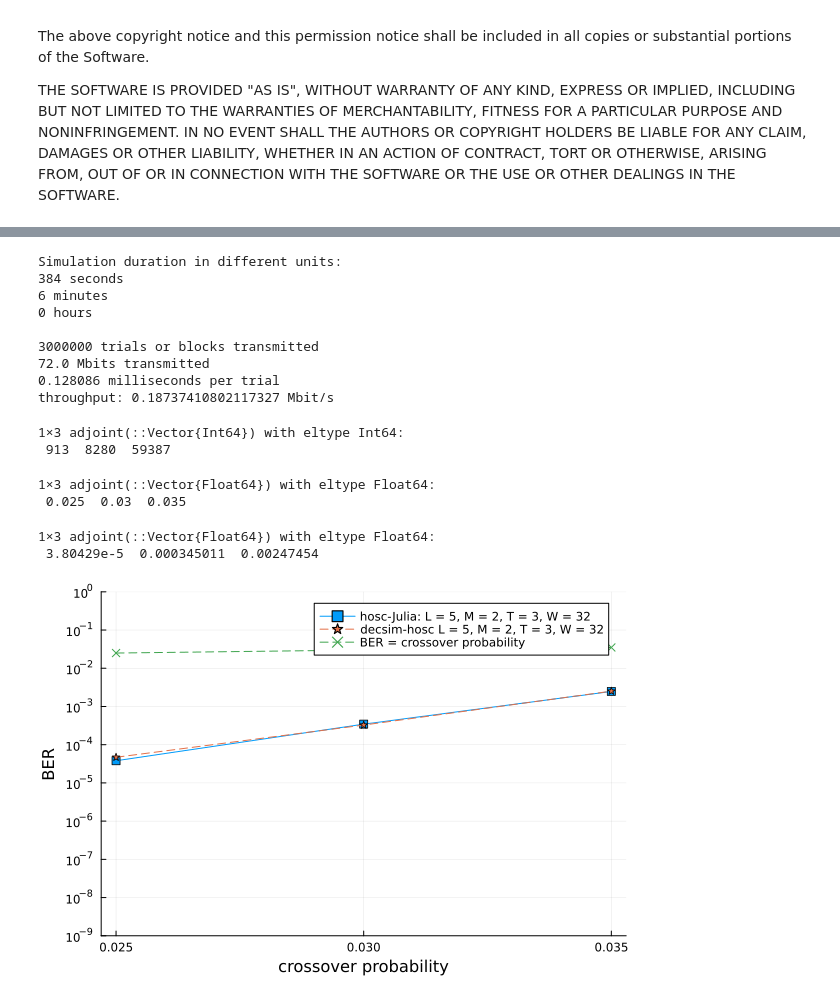
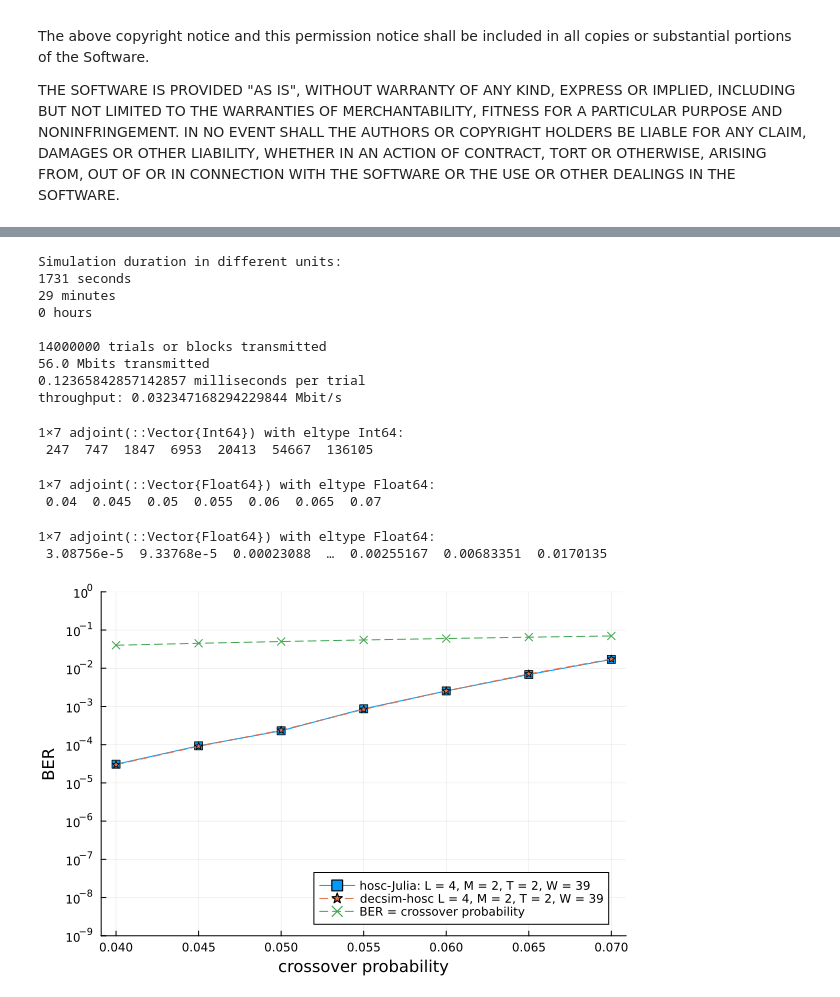
Before and after one commit to applecoffeecake/hosc-Julia, a Jupyter notebook: hosc-Julia.ipynb, the cells around one changed output, grey strips where cells are left out. Cells and saved outputs as stored; diff of their text form; code cells hidden in the pictures.

```diff
--- a/hosc-Julia.ipynb
+++ b/hosc-Julia.ipynb
@@ -70,11 +73,12 @@ You must choose $M$ to be less than or equal to the least prime factor of $T$ in
 # %%
 # You must choose M to be less than or equal to the least prime factor of T
 # to get a proper higher-order staircase code with the right error floor performance.
-L = 5
-T = 3
+L = 4
+T = 2
 M = 2
 
-# Load the matrix of delay values DTS. Currently supported L and M are:
+# Load the matrix of delay values "DTS"
+# Currently supported L and M are:
 # If M = 1: all L
 # If M = 2: all L
 # If M = 3: all L up to 15
@@ -82,26 +86,27 @@ M = 2
 # If M = 5,6,7,8,9: L = 1
 DTS = grabDTS(L,M)
 
-SCOPE = maximum(DTS);
+SCOPE = maximum(DTS)
 
 # Decoding window size in number of T x LT rectangles:
 # Suggested value is 2*(1+SCOPE) to 5*(1+SCOPE)
-W = 2*(1+SCOPE)
+W = 3*(1+SCOPE)
 
 # Number of decoding iterations
-ITERS = 4
+ITERS = 1
 
 m = ceil(Int64, log2(L*T*(M+1)))
 s = 2^m - (M+1)*L*T;
 n = (M+1)*L*T;
 k = n-(m+1);
-@assert m+1 <= L*T
-# @assert W >= 1+SCOPE
+@assert m+1 < L*T
+@assert W >= 1+SCOPE
 println("L = $L")
 println("T = $T")
 println("M = $M")
 println("SCOPE = $SCOPE")
 println("W = $W rectangles = $(W*T*L*T/1e6) Mbits" )
+println("ITERS = $ITERS")
 println("rate = $(1-(m+1)/(L*T))")
 println("component code dimension/length k/n = $k/$n")
 println("number of parity bits (or parity columns in a block) m+1 = $(m+1)")
@@ -295,10 +308,9 @@ end;
 # %%
 # Specify vector ps of crossover probabilities to simulate
 # and vector TRIALS of respective numbers of trials for each crossover probability
-# ps = [2,3,4,5,6,7]*1e-2
-ps = [2.5,3,3.5]*1e-2
-# ps = [3e-3]
-TRIALS = Int64(1e6)*ones(Int64,length(ps))
+ps = [4,4.5,5,5.5,6,6.5,7]*1e-2
+TRIALS = Int64(2e6)*ones(Int64,length(ps))
 display(ps')
 display(TRIALS')
+@assert length(ps) == length(TRIALS)
 # %% [output]
@@ -373,40 +385,40 @@ throughput = K/dur_in_ms_avg/1e-3/1e6
 println("throughput: $throughput Mbit/s")
 # %% [output]
 Simulation duration in different units:
-384 seconds
-6 minutes
+1731 seconds
+29 minutes
 0 hours
 
-3000000 trials or blocks transmitted
-72.0 Mbits transmitted
-0.128086 milliseconds per trial
-throughput: 0.18737410802117327 Mbit/s
+14000000 trials or blocks transmitted
+56.0 Mbits transmitted
+0.12365842857142857 milliseconds per trial
+throughput: 0.032347168294229844 Mbit/s
 # %%
 err_cts'
 # %% [output]
-1×3 adjoint(::Vector{Int64}) with eltype Int64:
- 913  8280  59387
+1×7 adjoint(::Vector{Int64}) with eltype Int64:
+ 247  747  1847  6953  20413  54667  136105
 # %%
 # 1.0 ./ ((TRIALS .- W)*K)'
 # %%
 ps'
 # %% [output]
-1×3 adjoint(::Vector{Float64}) with eltype Float64:
- 0.025  0.03  0.035
+1×7 adjoint(::Vector{Float64}) with eltype Float64:
+ 0.04  0.045  0.05  0.055  0.06  0.065  0.07
 # %%
 BERs = err_cts ./ ((TRIALS .- W)*K);
 BERs'
 # %% [output]
-1×3 adjoint(::Vector{Float64}) with eltype Float64:
- 3.80429e-5  0.000345011  0.00247454
+1×7 adjoint(::Vector{Float64}) with eltype Float64:
+ 3.08756e-5  9.33768e-5  0.00023088  …  0.00255167  0.00683351  0.0170135
 # %%
-plot(ps, BERs, marker=:rect, yaxis=:log, label="hosc-Julia: L = $L, M = $M, T = $T, W = $W")
-plot!([2.5,3,3.5]*1e-2,[4.68765e-05,0.00032651,0.00251479],mark=:s,linestyle=:dash,label="decsim-hosc L = 5, M = 2, T = 3, W = 32")
+plot(ps, BERs, marker=:rect, yaxis=:log, legend=:bottomright, label="hosc-Julia: L = $L, M = $M, T = $T, W = $W")
+plot!([4,4.5,5,5.5,6,6.5,7]*1e-2,[3e-05,9.075e-05,0.000239375,0.00083775,0.00254875,0.00710663,0.0173886],mark=:s,linestyle=:dash,label="decsim-hosc L = 4, M = 2, T = 2, W = 39")
 plot!(ps,ps,marker=:x,line=:dash,label="BER = crossover probability")
 ylims!(1e-9,1e-0)
 yticks!([10.0^(-i) for i in 0:9])
 ylabel!("BER")
 xticks!(ps)
 xlabel!("crossover probability")
 # %% [output]
-[figure, old version]
+[figure, new version]
```
Also changed, not shown: parts of 11 cells of this notebook.
